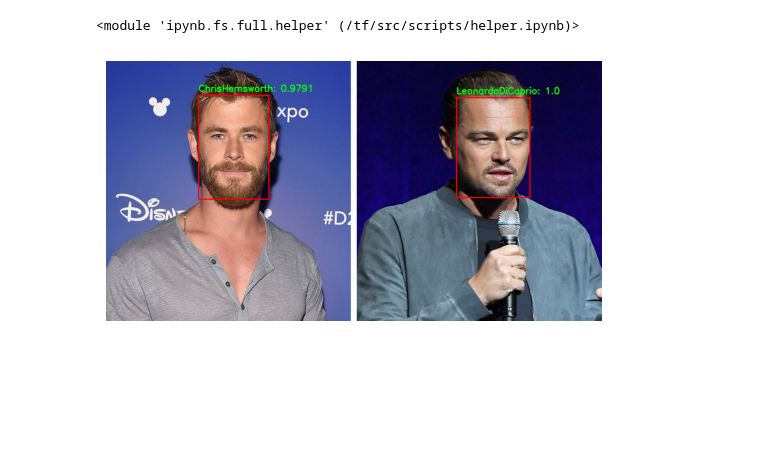
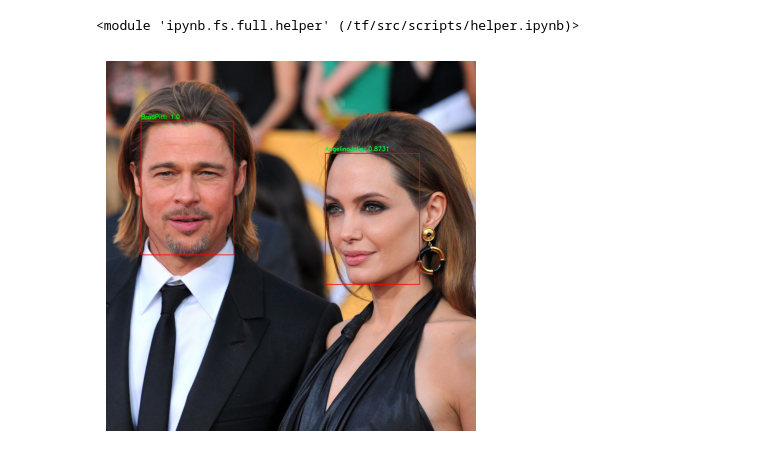
Before and after one commit to freeZe2511/face-detection, a Jupyter notebook: scripts/Detector.ipynb, the cells around one changed output. Cells and saved outputs as stored; diff of their text form; code cells hidden in the pictures; blank space fills up the shorter version.

```diff
--- a/scripts/Detector.ipynb
+++ b/scripts/Detector.ipynb
@@ -151,19 +151,20 @@ def colorPercentage(pct):
 model = h.maskModel
 classifier = h.classifier
 # %%
-file_name = "hdc.jpg"
+file_name = "brangelina2.jpg"
+
 # is file vid or image? TODO
 test_type = h.testsImages
 #test_type = h.testsVideos
 
 file_path = test_type + "/" + file_name
 file_out = test_type + "/" + f'OUT_{file_name}'
 
 if os.path.isfile(file_path):
     file_extension = os.path.splitext(file_path)[1]
     if file_extension.lower() in {'.mp4'}:
         video_detect(file_path)
     elif file_extension.lower() in {'.jpg', '.jpeg', '.png'}:
         image_detect(file_path)
 # %% [output]
-[figure, old version]
+[figure, new version]
```
Also changed, not shown: 3 other files.
